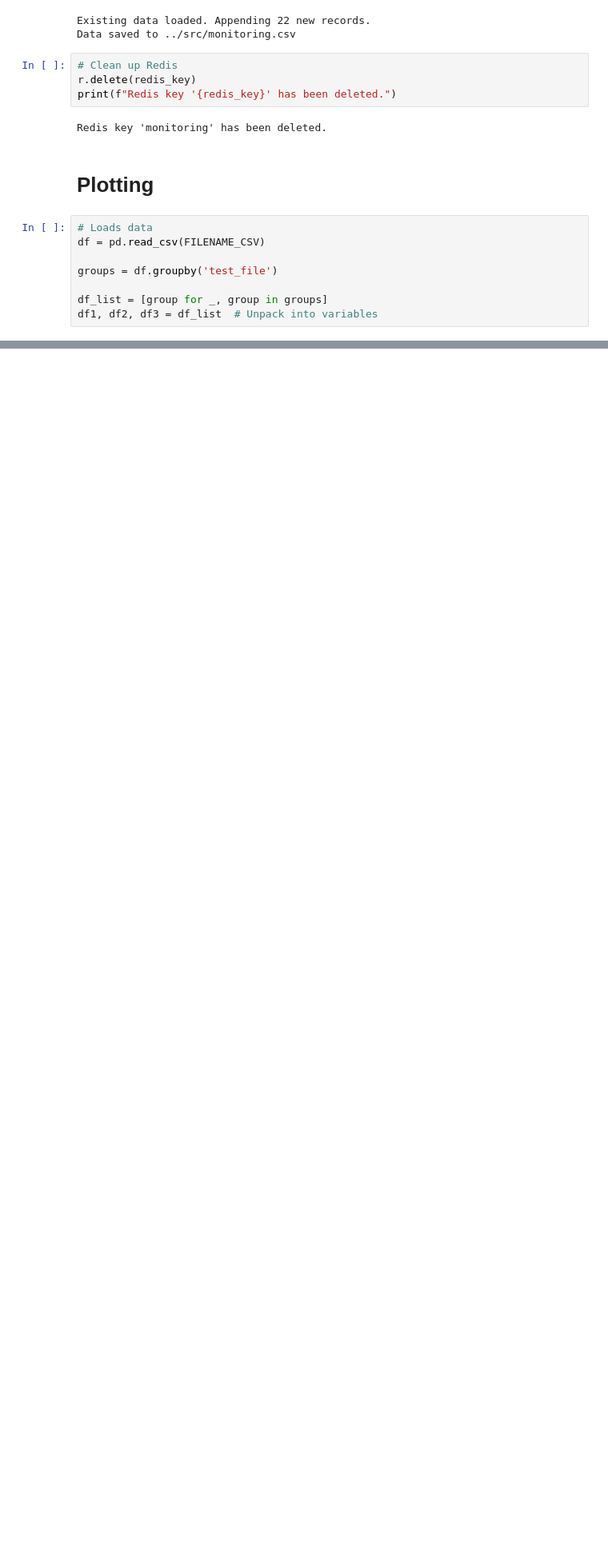
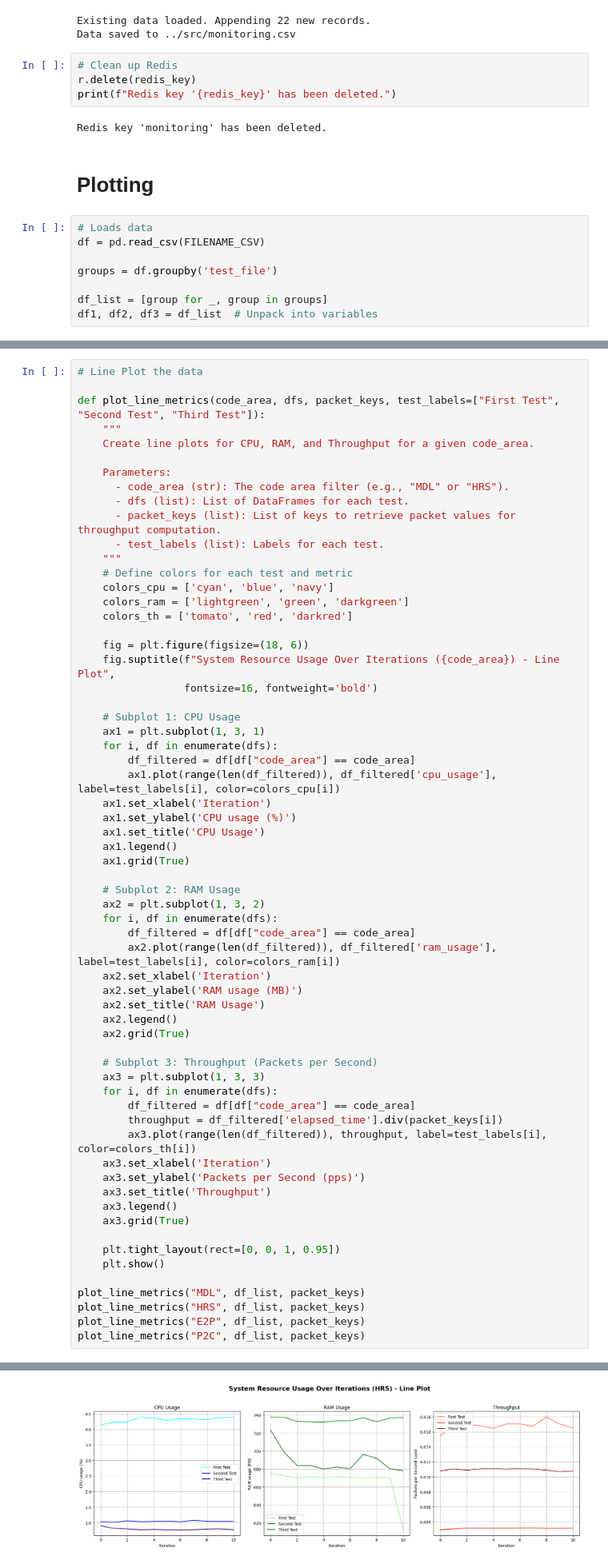
Before and after one commit to jose-sgariglia/Barad-dur, a Jupyter notebook: notebooks/monitoring.ipynb, the cells around one changed output, grey strips where cells are left out. Shown at 80% size. Saved outputs shown, nothing was run; the diff lists cells and outputs as text; blank space fills up the shorter version.

```diff
--- a/notebooks/monitoring.ipynb
+++ b/notebooks/monitoring.ipynb
@@ -406,0 +133,64 @@ plt.show()
+# %%
+# Line Plot the data
+
+def plot_line_metrics(code_area, dfs, packet_keys, test_labels=["First Test", "Second Test", "Third Test"]):
+    """
+    Create line plots for CPU, RAM, and Throughput for a given code_area.
+
+    Parameters:
+      - code_area (str): The code area filter (e.g., "MDL" or "HRS").
+      - dfs (list): List of DataFrames for each test.
+      - packet_keys (list): List of keys to retrieve packet values for throughput computation.
+      - test_labels (list): Labels for each test.
+    """
+    # Define colors for each test and metric
+    colors_cpu = ['cyan', 'blue', 'navy']
+    colors_ram = ['lightgreen', 'green', 'darkgreen']
+    colors_th = ['tomato', 'red', 'darkred']
+
+    fig = plt.figure(figsize=(18, 6))
+    fig.suptitle(f"System Resource Usage Over Iterations ({code_area}) - Line Plot",
+                 fontsize=16, fontweight='bold')
+
+    # Subplot 1: CPU Usage
+    ax1 = plt.subplot(1, 3, 1)
+    for i, df in enumerate(dfs):
+        df_filtered = df[df["code_area"] == code_area]
+        ax1.plot(range(len(df_filtered)), df_filtered['cpu_usage'], label=test_labels[i], color=colors_cpu[i])
+    ax1.set_xlabel('Iteration')
+    ax1.set_ylabel('CPU usage (%)')
+    ax1.set_title('CPU Usage')
+    ax1.legend()
+    ax1.grid(True)
+
+    # Subplot 2: RAM Usage
+    ax2 = plt.subplot(1, 3, 2)
+    for i, df in enumerate(dfs):
+        df_filtered = df[df["code_area"] == code_area]
+        ax2.plot(range(len(df_filtered)), df_filtered['ram_usage'], label=test_labels[i], color=colors_ram[i])
+    ax2.set_xlabel('Iteration')
+    ax2.set_ylabel('RAM usage (MB)')
+    ax2.set_title('RAM Usage')
+    ax2.legend()
+    ax2.grid(True)
+
+    # Subplot 3: Throughput (Packets per Second)
+    ax3 = plt.subplot(1, 3, 3)
+    for i, df in enumerate(dfs):
+        df_filtered = df[df["code_area"] == code_area]
+        throughput = df_filtered['elapsed_time'].div(packet_keys[i])
+        ax3.plot(range(len(df_filtered)), throughput, label=test_labels[i], color=colors_th[i])
+    ax3.set_xlabel('Iteration')
+    ax3.set_ylabel('Packets per Second (pps)')
+    ax3.set_title('Throughput')
+    ax3.legend()
+    ax3.grid(True)
+
+    plt.tight_layout(rect=[0, 0, 1, 0.95])
+    plt.show()
+
+plot_line_metrics("MDL", df_list, packet_keys)
+plot_line_metrics("HRS", df_list, packet_keys)
+plot_line_metrics("E2P", df_list, packet_keys)
+plot_line_metrics("P2C", df_list, packet_keys)
+# %% [output]
@@ -406,0 +198 @@ plt.show()
+[figure, added]
```
Also changed, not shown: parts of 7 cells of this notebook, 5 other files.
